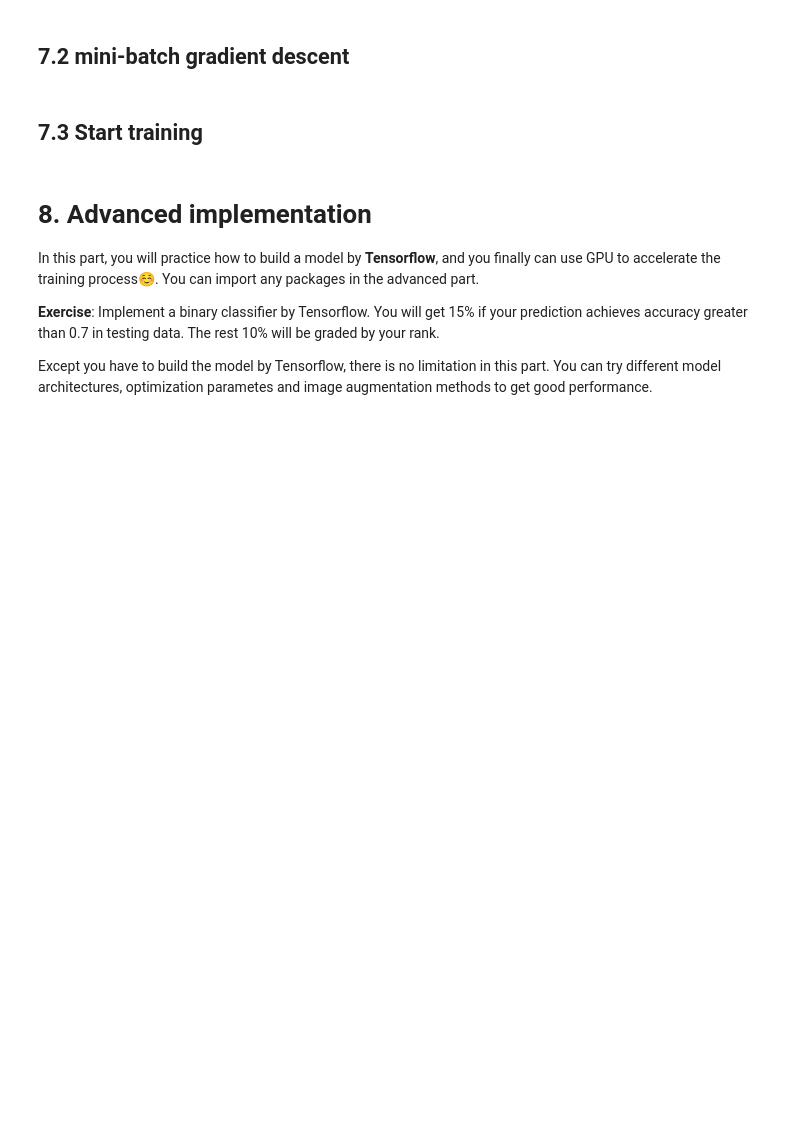
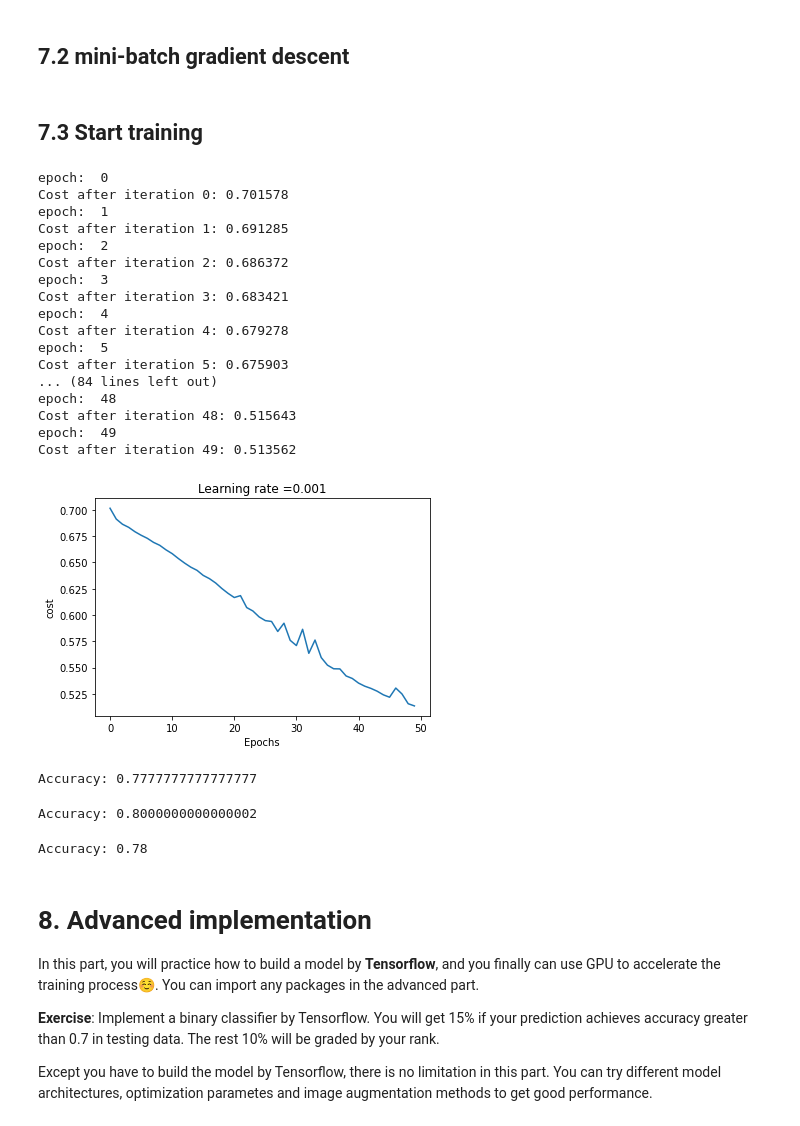
Before and after one commit to JimLi93/machine-learning-course, a Jupyter notebook: Assignment4/hw4.ipynb, the cells around one changed output. Cells and saved outputs as stored; diff of their text form; code cells hidden in the pictures; blank space fills up the shorter version.

```diff
--- a/Assignment4/hw4.ipynb
+++ b/Assignment4/hw4.ipynb
@@ -1026,8 +1109,8 @@ def random_mini_batches(X, Y, mini_batch_size = 64):
 
     # Step 1: Shuffle (X, Y)
     permutation = list(np.random.permutation(m))
-    shuffled_X = None
-    shuffled_Y = None
+    shuffled_X = X[permutation,:,:,:]
+    shuffled_Y = Y[:,permutation]
 
     inc = mini_batch_size
 
@@ -1036,16 +1119,16 @@ def random_mini_batches(X, Y, mini_batch_size = 64):
     num_complete_minibatches = math.floor(m / mini_batch_size) # number of mini batches of size mini_batch_size in your partitionning
     for k in range(0, num_complete_minibatches):
         # (approx. 2 lines)
-        mini_batch_X = None
-        mini_batch_Y = None
+        mini_batch_X = shuffled_X[k*mini_batch_size:(k+1)*mini_batch_size,:,:,:]
+        mini_batch_Y = shuffled_Y[:, k*mini_batch_size:(k+1)*mini_batch_size]
         mini_batch = (mini_batch_X, mini_batch_Y)
         mini_batches.append(mini_batch)
 
     # For handling the end case (last mini-batch < mini_batch_size i.e less than 64)
     if m % mini_batch_size != 0:
         #(approx. 2 lines)
-        mini_batch_X = None
-        mini_batch_Y = None
+        mini_batch_X = shuffled_X[(k+1)*mini_batch_size:,:,:,:]
+        mini_batch_Y = shuffled_Y[:, (k+1)*mini_batch_size:]
         mini_batch = (mini_batch_X, mini_batch_Y)
         mini_batches.append(mini_batch)
 
@@ -1058,9 +1141,9 @@ def random_mini_batches(X, Y, mini_batch_size = 64):
 # %%
 # GRADED CODE: Binary classification
 ### START CODE HERE ###
-learning_rate = 3e-5
-num_iterations = 20
-batch_size = 16
+learning_rate = 0.001
+num_iterations = 50
+batch_size = 50
 print_cost = True
 classes = 2
 costs = []   # keep track of cost
@@ -1075,44 +1158,77 @@ model.add(Conv(filter_size=3, input_channel=16, output_channel=16, pad=0, stride
 model.add(Activation("relu"))
 
 model.add(Flatten())
 model.add(Dense(144, 32))
 model.add(Activation("relu"))
 model.add(Dense(32, 1))
 model.add(Activation("sigmoid"))
 
+
 # Loop (gradient descent)
+
 for i in range(0, num_iterations):
     print("epoch: ",i)
-    mini_batches = random_mini_batches(X_train, y_train, batch_size)
+    mini_batches = random_mini_batches(X_train_data, y_train_data, batch_size)
     j=0
     for batch in mini_batches:
         x_batch, y_batch = batch
 
         # forward
-        AL = None
-
-        # compute cost
-        if classes == 2:
-            cost = None
-        else:
-            cost = None
+        AL = model.forward(X=x_batch)
 
         # backward
-        dA_prev = None
+        dA_prev = model.backward(AL=AL, Y=y_batch)
 
         # update
-        None
+        model.update(learning_rate=learning_rate)
 
+    AL = model.forward(X=X_train_data)
+    if classes == 2:
+        cost = compute_BCE_cost(AL=AL, Y=y_train_data)
+    else:
+        cost = compute_BCE_cost(AL=AL, Y=y_train_data)
     print ("Cost after iteration %i: %f" %(i, cost))
     costs.append(cost)
+
 ### END CODE HERE ###
 
 # plot the cost
 plt.plot(np.squeeze(costs))
 plt.ylabel('cost')
-plt.xlabel('iterations (per hundreds)')
+plt.xlabel('Epochs')
 plt.title("Learning rate =" + str(learning_rate))
 plt.show()
+# %% [output]
+epoch:  0
+Cost after iteration 0: 0.701578
+epoch:  1
+Cost after iteration 1: 0.691285
+epoch:  2
+Cost after iteration 2: 0.686372
+epoch:  3
+Cost after iteration 3: 0.683421
+epoch:  4
+Cost after iteration 4: 0.679278
+epoch:  5
+Cost after iteration 5: 0.675903
+... (84 lines left out)
+epoch:  48
+Cost after iteration 48: 0.515643
+epoch:  49
+Cost after iteration 49: 0.513562
+[figure, added]
+# %%
+pred_basic_train = predict(X_train_data, y_train_data, model, 2)
+# %% [output]
+Accuracy: 0.7777777777777777
+# %%
+pred_basic_valid = predict(X_valid, y_valid, model, 2)
+# %% [output]
+Accuracy: 0.8000000000000002
+# %%
+pred_basic_total = predict(X_train, y_train, model, 2)
+# %% [output]
+Accuracy: 0.78
 # %%
 pred_test = predict(X_test, None, model, 2)
 output["basic_pred_test"] = pred_test[0].astype(int)
```
Also changed, not shown: parts of 31 cells of this notebook.
